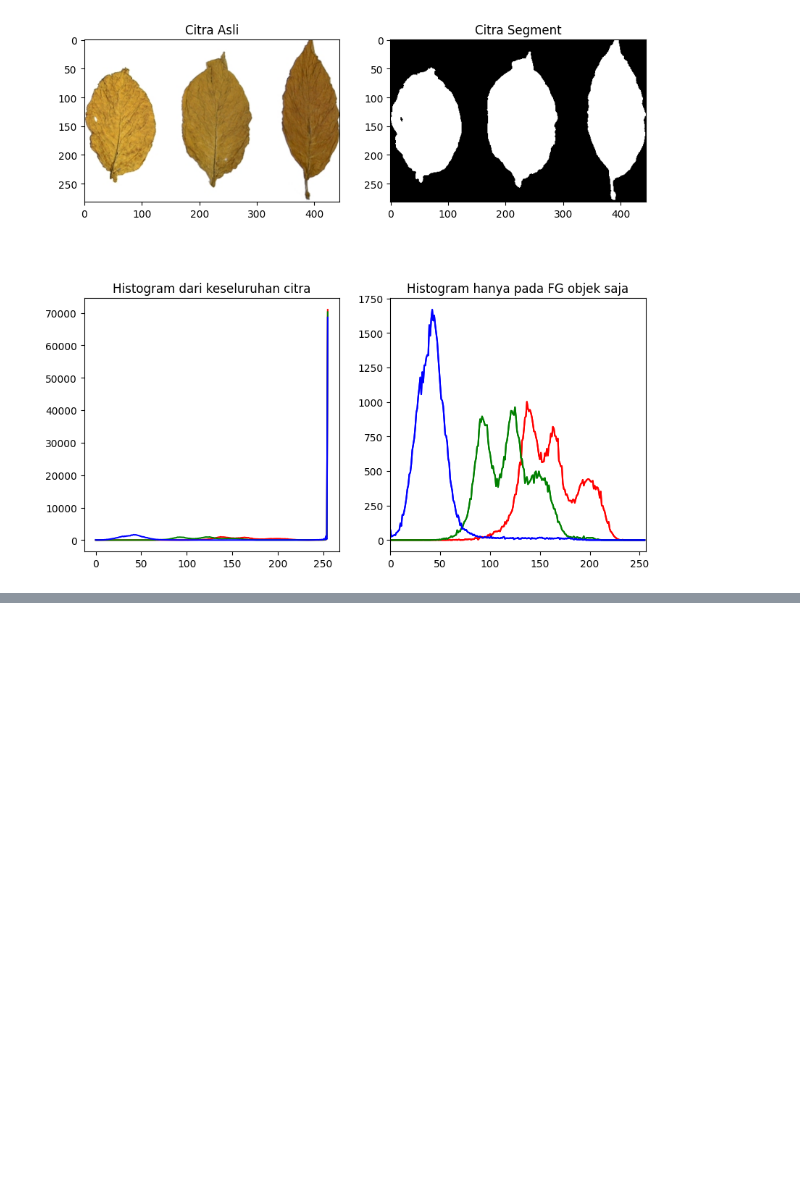
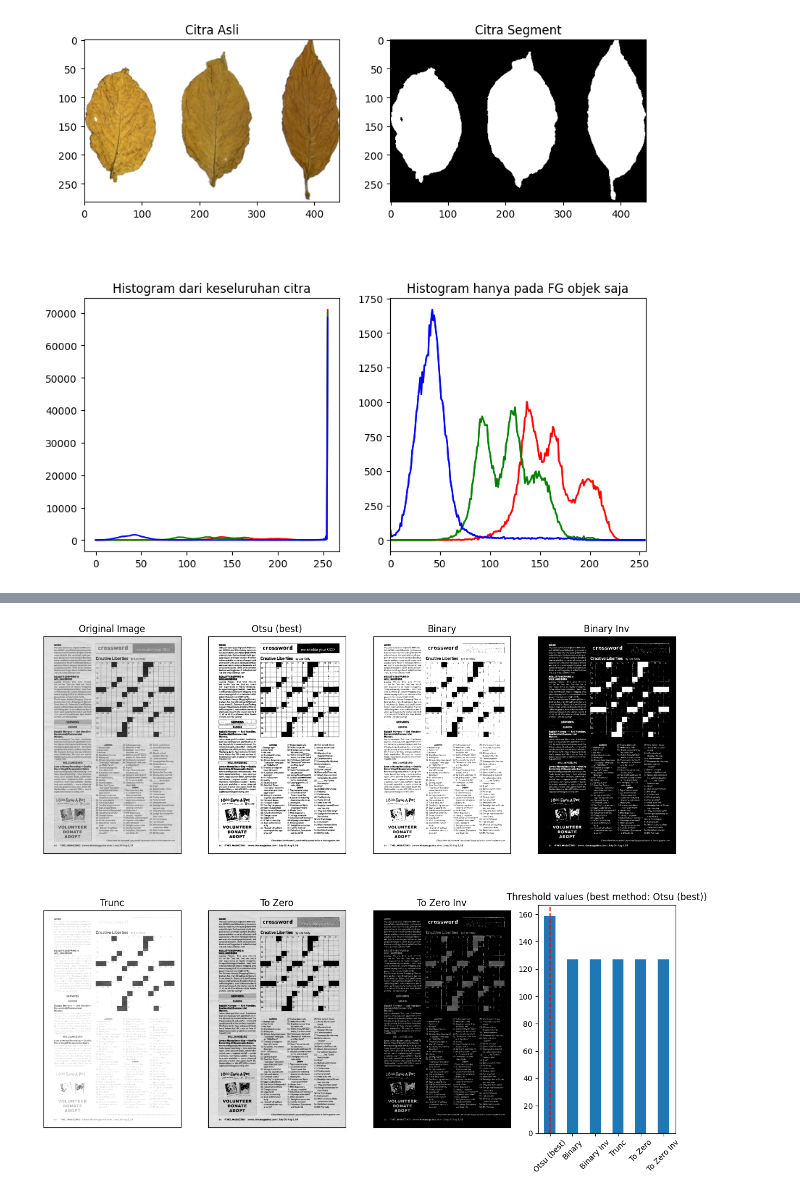
Before and after one commit to raihanhd12/PCVK_Genap_2023, a Jupyter notebook: Minggu 10/Week 10.ipynb, the cells around one changed output, grey strips where cells are left out. Cells and saved outputs as stored; diff of their text form; code cells hidden in the pictures; blank space fills up the shorter version.

```diff
--- a/Minggu 10/Week 10.ipynb
+++ b/Minggu 10/Week 10.ipynb
@@ -208,0 +230,36 @@ IndexError: ignored
+# %%
+# Load image
+img = cv.imread('/content/drive/MyDrive/Kuliah/Semester 6/PCVK/Images/crossword.jpg', cv.IMREAD_GRAYSCALE)
+
+# Apply different thresholding methods
+ret1, th1 = cv.threshold(img, 127, 255, cv.THRESH_BINARY+cv.THRESH_OTSU)
+ret2, th2 = cv.threshold(img, 127, 255, cv.THRESH_BINARY)
+ret3, th3 = cv.threshold(img, 127, 255, cv.THRESH_BINARY_INV)
+ret4, th4 = cv.threshold(img, 127, 255, cv.THRESH_TRUNC)
+ret5, th5 = cv.threshold(img, 127, 255, cv.THRESH_TOZERO)
+ret6, th6 = cv.threshold(img, 127, 255, cv.THRESH_TOZERO_INV)
+
+# Display results
+plt.figure(figsize=(15,12))
+
+titles = ['Original Image', 'Otsu (best)', 'Binary', 'Binary Inv', 'Trunc', 'To Zero', 'To Zero Inv']
+images = [img, th1, th2, th3, th4, th5, th6]
+threshold_values = [ret1, ret2, ret3, ret4, ret5, ret6]
+best_threshold_index = threshold_values.index(max(threshold_values))
+best_threshold = titles[best_threshold_index+1]
+
+for i in range(len(images)):
+    plt.subplot(2, 4, i+1)
+    plt.imshow(images[i], 'gray')
+    plt.title(titles[i])
+    plt.xticks([]), plt.yticks([])
+
+plt.subplot(2, 4, 8)
+plt.bar(titles[1:], threshold_values, width=0.5, align='center')
+plt.axvline(x=best_threshold, color='r', linestyle='--')
+plt.title(f"Threshold values (best method: {best_threshold})")
+plt.xticks(rotation=45)
+
+plt.show()
+# %% [output]
+[figure, added]
```
Also changed, not shown: parts of 2 cells of this notebook.
